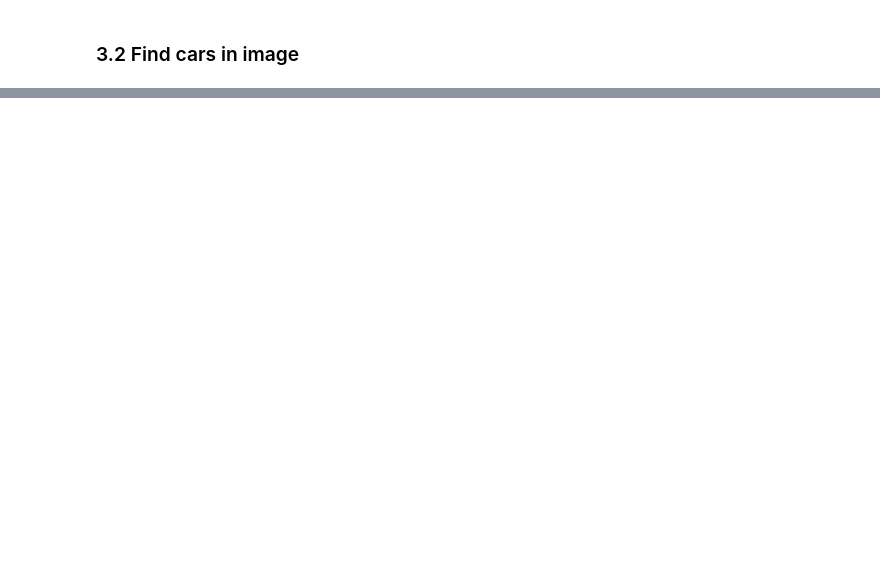
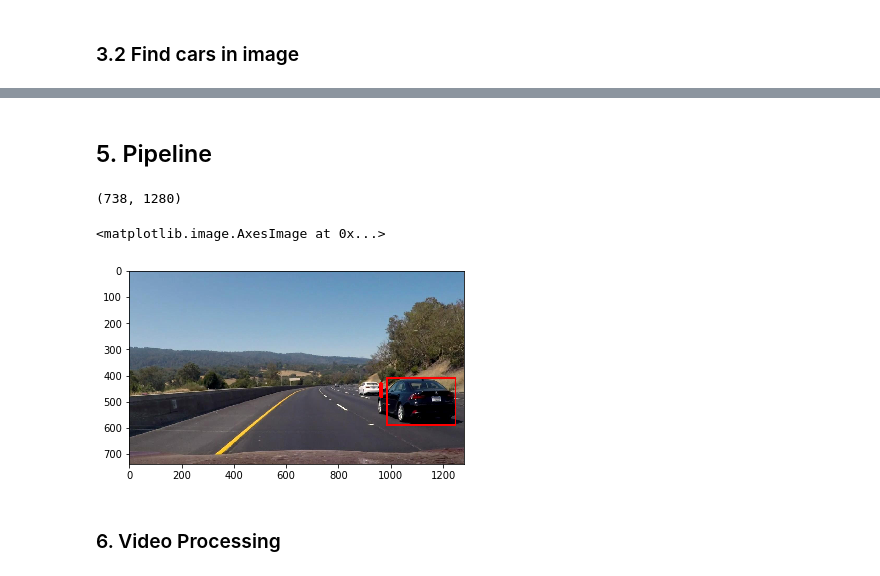
Before and after one commit to edgarcgarzon/CarND-Vehicle-Detection-and-Tracking-P5, a Jupyter notebook: VehicleDetectionAndTracking.ipynb, the cells around one changed output, grey strips where cells are left out. Cells and saved outputs as stored; diff of their text form; code cells hidden in the pictures; blank space fills up the shorter version.

Commit message:
pipeline plus

```diff
--- a/VehicleDetectionAndTracking.ipynb
+++ b/VehicleDetectionAndTracking.ipynb
@@ -262,3 +271,6 @@ Test Accuracy of SVC =  0.9942
+# %%
+with open('ScvClassifier.pkl', 'wb') as fid:
+    pickle.dump(svc, fid)
 # %% [markdown]
 ## 3. Window search
 # %% [markdown]
@@ -559,0 +577,2 @@ for idx1, (img, bbox) in enumerate(zip(imgs, list_bboxs)):
+# %% [markdown]
+## 5. Pipeline
@@ -559,0 +592,47 @@ for idx1, (img, bbox) in enumerate(zip(imgs, list_bboxs)):
+# %%
+with open('ScvClassifier.pkl', 'rb') as fid:
+    svc = pickle.load(fid)
+# %%
+with open('ScvScaler.pkl', 'rb') as fid:
+    X_scaler = pickle.load(fid)
+# %%
+def pipeline(img):
+
+    bboxs = []
+
+    #Find cars in the image with different scales
+    for scale, ystart, ystop, cellsPerStep in zip(scales,ystarts,ystops,cellsPerStepS):
+
+        #Find for cars
+        bbox, subimg, feat, allbox = find_cars(img, ystart, ystop,
+                                        scale, svc, X_scaler,
+                                        orient, pix_per_cell,
+                                        cell_per_block,
+                                        spatial_size, hist_bins,
+                                        colorspace, hog_channel, cellsPerStep)
+        #append the current boxes
+        bboxs = bboxs + bbox
+
+    # Add heat to each box in box list
+    heat = add_heat(img,bboxs)
+
+    # Apply threshold to help remove false positives
+    heat = apply_threshold(heat,2)
+
+    print(heat.shape)
+
+    # Find final boxes from heatmap using label function
+    labels = label(heatmap)
+    draw_img = draw_labeled_bboxes(np.copy(img), labels)
+
+    return draw_img
+# %%
+draw_img = pipeline(img)
+draw_img = cv2.cvtColor(draw_img, cv2.COLOR_BGR2RGB)
+plt.imshow(draw_img)
+# %% [output]
+(738, 1280)
+<matplotlib.image.AxesImage at 0x...>
+[figure, added]
+# %% [markdown]
+### 6. Video Processing
```
Also changed, not shown: parts of 34 cells of this notebook.
